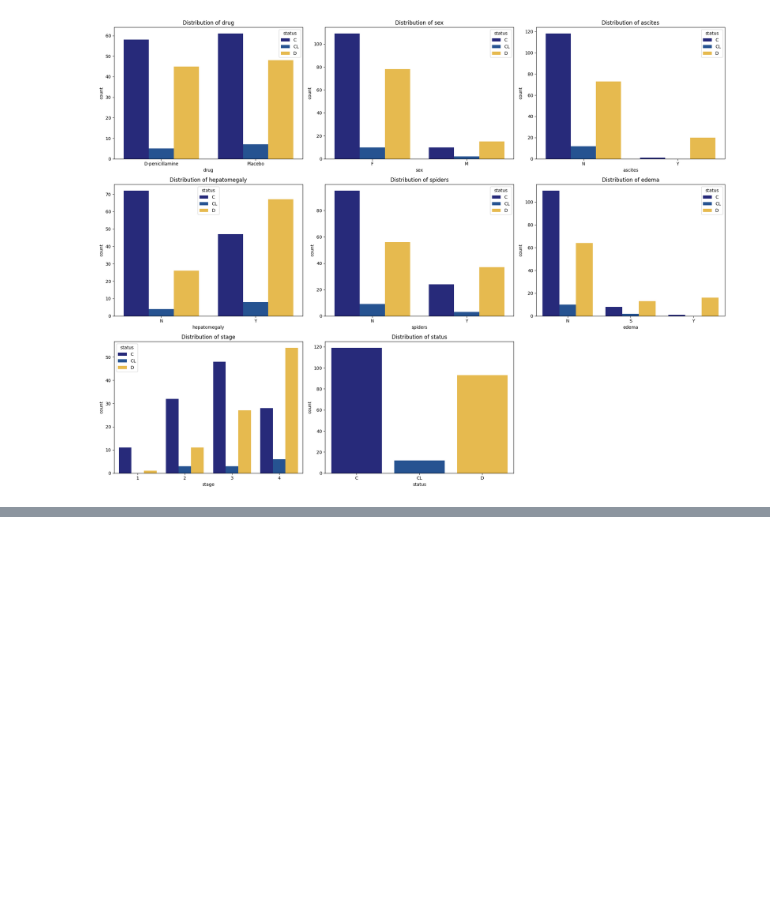
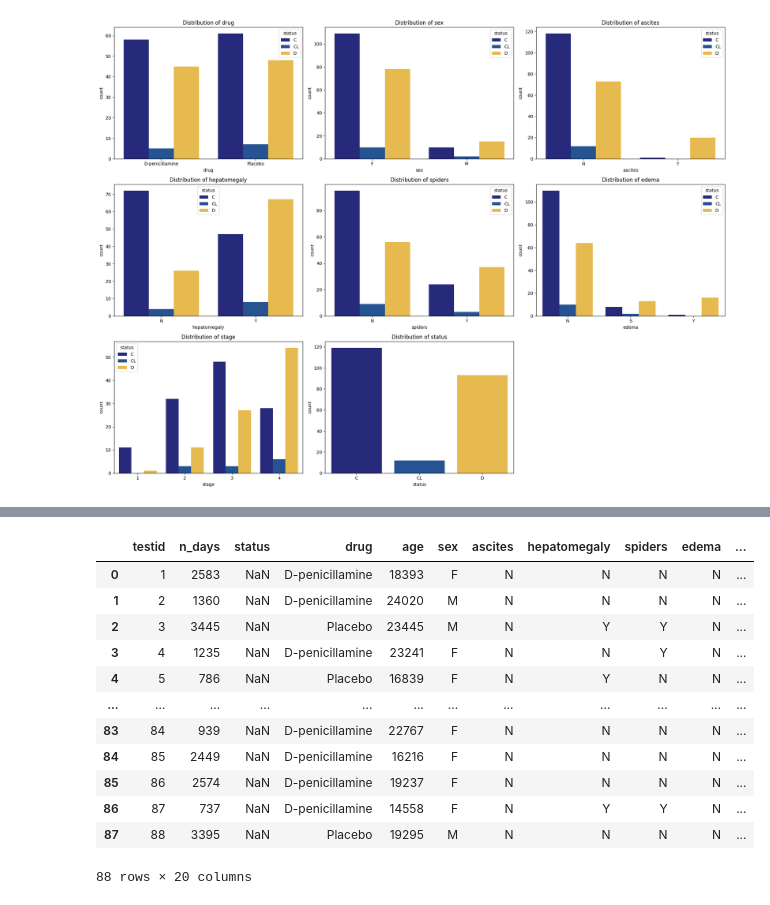
Before and after one commit to tienphatnguyendev/cirrhosis-survival-prediction, a Jupyter notebook: cirrhosis-survival-prediction.ipynb, the cells around one changed output, grey strips where cells are left out. Saved outputs shown, nothing was run; the diff lists cells and outputs as text; code cells hidden in the pictures; blank space fills up the shorter version.

```diff
--- a/cirrhosis-survival-prediction.ipynb
+++ b/cirrhosis-survival-prediction.ipynb
@@ -296,0 +382,16 @@ TypeError: __init__() got an unexpected keyword argument 'strategy'
+# %%
+te
+# %% [output]
+|  | testid | n_days | status | drug | age | sex | ascites | hepatomegaly | spiders | edema | ... |
+| 0 | 1 | 2583 | NaN | D-penicillamine | 18393 | F | N | N | N | N | ... |
+| 1 | 2 | 1360 | NaN | D-penicillamine | 24020 | M | N | N | N | N | ... |
+| 2 | 3 | 3445 | NaN | Placebo | 23445 | M | N | Y | Y | N | ... |
+| 3 | 4 | 1235 | NaN | D-penicillamine | 23241 | F | N | N | Y | N | ... |
+| 4 | 5 | 786 | NaN | Placebo | 16839 | F | N | Y | N | N | ... |
+| ... | ... | ... | ... | ... | ... | ... | ... | ... | ... | ... | ... |
+| 83 | 84 | 939 | NaN | D-penicillamine | 22767 | F | N | N | N | N | ... |
+| 84 | 85 | 2449 | NaN | D-penicillamine | 16216 | F | N | N | N | N | ... |
+| 85 | 86 | 2574 | NaN | D-penicillamine | 19237 | F | N | N | N | N | ... |
+| 86 | 87 | 737 | NaN | D-penicillamine | 14558 | F | N | Y | Y | N | ... |
+| 87 | 88 | 3395 | NaN | Placebo | 19295 | M | N | N | N | N | ... |
+88 rows × 20 columns
```
Also changed, not shown: parts of 47 cells of this notebook, 5 other files.
